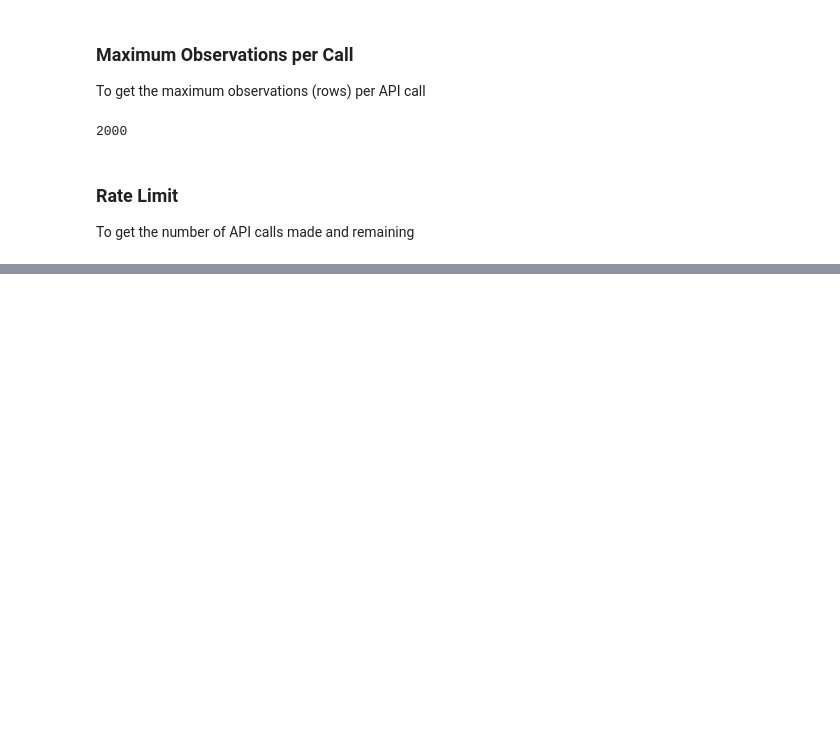
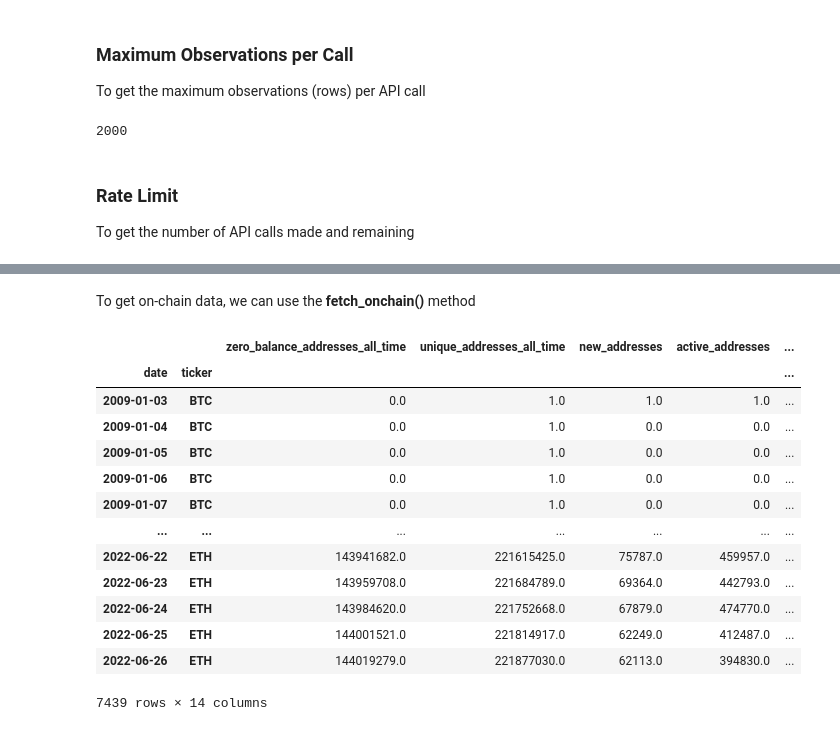
Before and after one commit to systamental/cryptodatapy, a Jupyter notebook: docs/example.ipynb, the cells around one changed output, grey strips where cells are left out. Drawn from its saved outputs; the diff is of its cells as text; code cells hidden in the pictures; blank space fills up the shorter version.

```diff
--- a/docs/example.ipynb
+++ b/docs/example.ipynb
@@ -305,0 +425,19 @@ To get the requested data, we can simply use the **fetch_data()** method with th
+# %% [markdown]
+To get on-chain data, we can use the **fetch_onchain()** method
+# %%
+cc.fetch_onchain(data_req)
+# %% [output]
+|  |  | zero_balance_addresses_all_time | unique_addresses_all_time | new_addresses | active_addresses | ... |
+| date | ticker |  |  |  |  | ... |
+| 2009-01-03 | BTC | 0.0 | 1.0 | 1.0 | 1.0 | ... |
+| 2009-01-04 | BTC | 0.0 | 1.0 | 0.0 | 0.0 | ... |
+| 2009-01-05 | BTC | 0.0 | 1.0 | 0.0 | 0.0 | ... |
+| 2009-01-06 | BTC | 0.0 | 1.0 | 0.0 | 0.0 | ... |
+| 2009-01-07 | BTC | 0.0 | 1.0 | 0.0 | 0.0 | ... |
+| ... | ... | ... | ... | ... | ... | ... |
+| 2022-06-22 | ETH | 143941682.0 | 221615425.0 | 75787.0 | 459957.0 | ... |
+| 2022-06-23 | ETH | 143959708.0 | 221684789.0 | 69364.0 | 442793.0 | ... |
+| 2022-06-24 | ETH | 143984620.0 | 221752668.0 | 67879.0 | 474770.0 | ... |
+| 2022-06-25 | ETH | 144001521.0 | 221814917.0 | 62249.0 | 412487.0 | ... |
+| 2022-06-26 | ETH | 144019279.0 | 221877030.0 | 62113.0 | 394830.0 | ... |
+7439 rows × 14 columns
```
Also changed, not shown: parts of 30 cells of this notebook.
